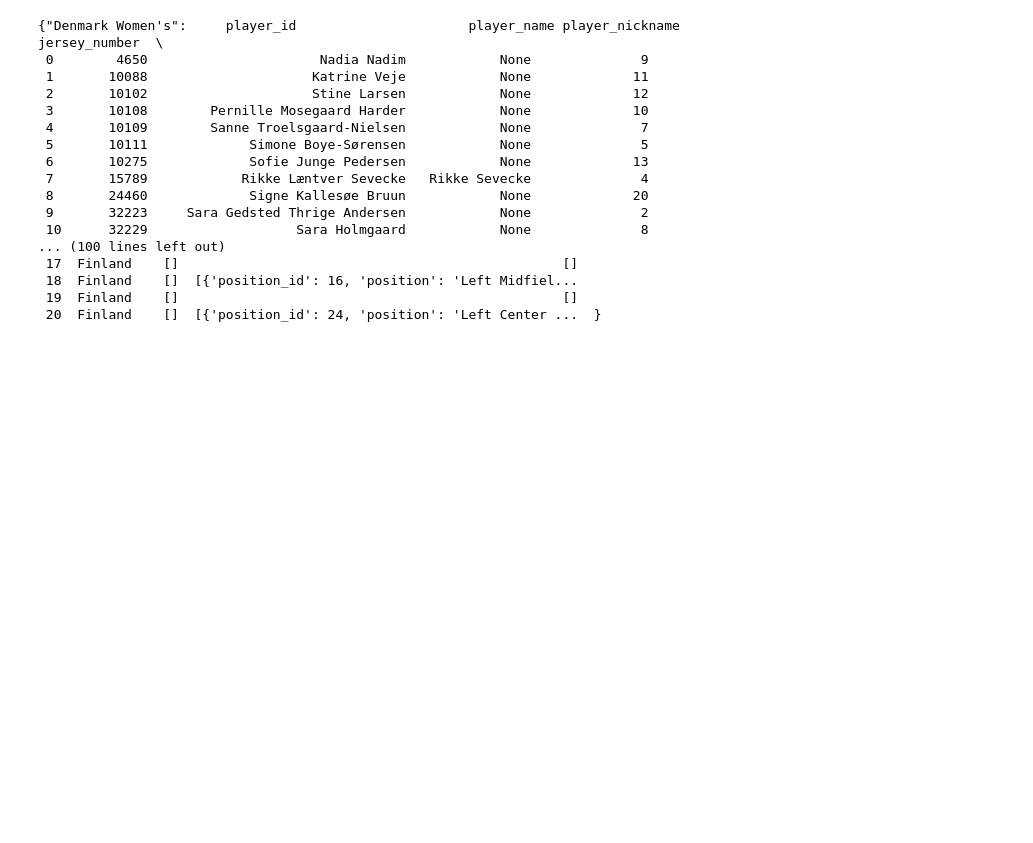
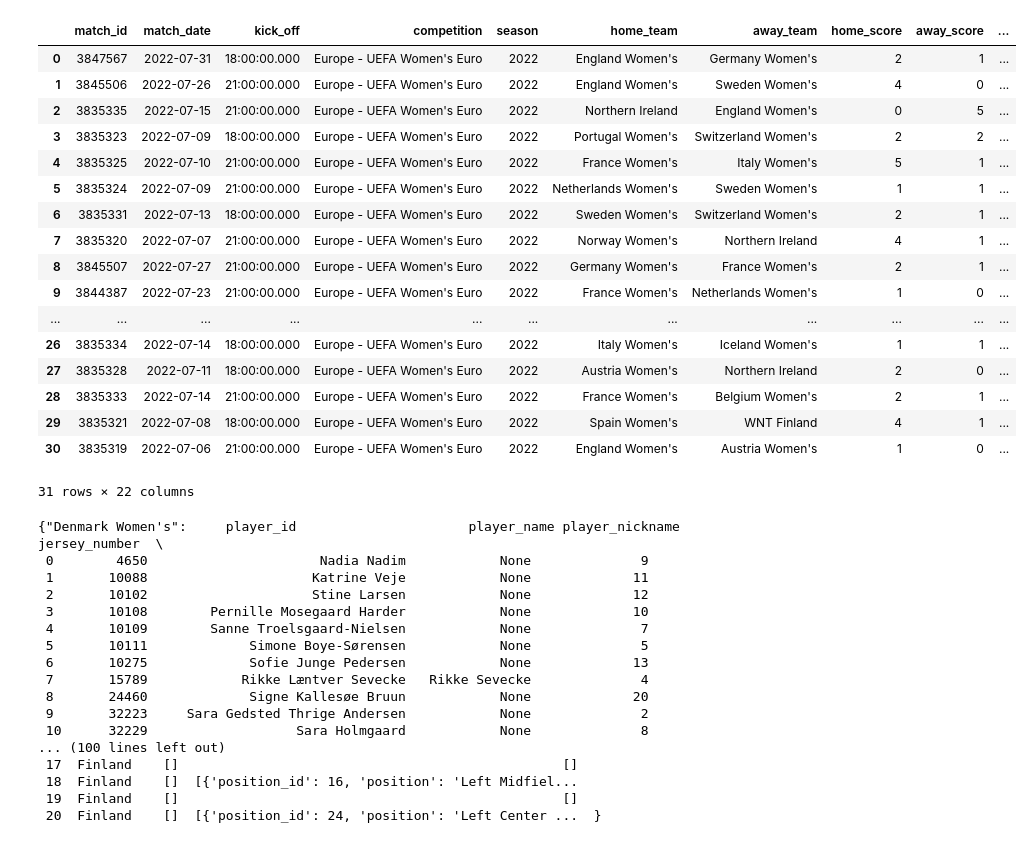
Before and after one commit to AugustSteff/Data-Analysis-in-football, a Jupyter notebook: Womens_euro_2022_analysis/Match_Reports/Match_Report_Pernille_Harder_Finland.ipynb, the cells around one changed output. Saved outputs shown, nothing was run; the diff lists cells and outputs as text; code cells hidden in the pictures; blank space fills up the shorter version.

```diff
--- a/Womens_euro_2022_analysis/Match_Reports/Match_Report_Pernille_Harder_Finland.ipynb
+++ b/Womens_euro_2022_analysis/Match_Reports/Match_Report_Pernille_Harder_Finland.ipynb
@@ -25,6 +25,27 @@ from highlight_text import HighlightText, ax_text, fig_text
 import requests
 from io import BytesIO
 import cmasher as cmr
+# %%
+sb.matches(competition_id=53, season_id=106)
+# %% [output]
+|  | match_id | match_date | kick_off | competition | season | home_team | away_team | home_score | away_score | ... |
+| 0 | 3847567 | 2022-07-31 | 18:00:00.000 | Europe - UEFA Women's Euro | 2022 | England Women's | Germany Women's | 2 | 1 | ... |
+| 1 | 3845506 | 2022-07-26 | 21:00:00.000 | Europe - UEFA Women's Euro | 2022 | England Women's | Sweden Women's | 4 | 0 | ... |
+| 2 | 3835335 | 2022-07-15 | 21:00:00.000 | Europe - UEFA Women's Euro | 2022 | Northern Ireland | England Women's | 0 | 5 | ... |
+| 3 | 3835323 | 2022-07-09 | 18:00:00.000 | Europe - UEFA Women's Euro | 2022 | Portugal Women's | Switzerland Women's | 2 | 2 | ... |
+| 4 | 3835325 | 2022-07-10 | 21:00:00.000 | Europe - UEFA Women's Euro | 2022 | France Women's | Italy Women's | 5 | 1 | ... |
+| 5 | 3835324 | 2022-07-09 | 21:00:00.000 | Europe - UEFA Women's Euro | 2022 | Netherlands Women's | Sweden Women's | 1 | 1 | ... |
+| 6 | 3835331 | 2022-07-13 | 18:00:00.000 | Europe - UEFA Women's Euro | 2022 | Sweden Women's | Switzerland Women's | 2 | 1 | ... |
+| 7 | 3835320 | 2022-07-07 | 21:00:00.000 | Europe - UEFA Women's Euro | 2022 | Norway Women's | Northern Ireland | 4 | 1 | ... |
+| 8 | 3845507 | 2022-07-27 | 21:00:00.000 | Europe - UEFA Women's Euro | 2022 | Germany Women's | France Women's | 2 | 1 | ... |
+| 9 | 3844387 | 2022-07-23 | 21:00:00.000 | Europe - UEFA Women's Euro | 2022 | France Women's | Netherlands Women's | 1 | 0 | ... |
+| ... | ... | ... | ... | ... | ... | ... | ... | ... | ... | ... |
+| 26 | 3835334 | 2022-07-14 | 18:00:00.000 | Europe - UEFA Women's Euro | 2022 | Italy Women's | Iceland Women's | 1 | 1 | ... |
+| 27 | 3835328 | 2022-07-11 | 18:00:00.000 | Europe - UEFA Women's Euro | 2022 | Austria Women's | Northern Ireland | 2 | 0 | ... |
+| 28 | 3835333 | 2022-07-14 | 21:00:00.000 | Europe - UEFA Women's Euro | 2022 | France Women's | Belgium Women's | 2 | 1 | ... |
+| 29 | 3835321 | 2022-07-08 | 18:00:00.000 | Europe - UEFA Women's Euro | 2022 | Spain Women's | WNT Finland | 4 | 1 | ... |
+| 30 | 3835319 | 2022-07-06 | 21:00:00.000 | Europe - UEFA Women's Euro | 2022 | England Women's | Austria Women's | 1 | 0 | ... |
+31 rows × 22 columns
 # %%
 parser = Sbopen()
 match_files = [3835329]
```
Also changed, not shown: parts of 8 cells of this notebook, 9 other files.
